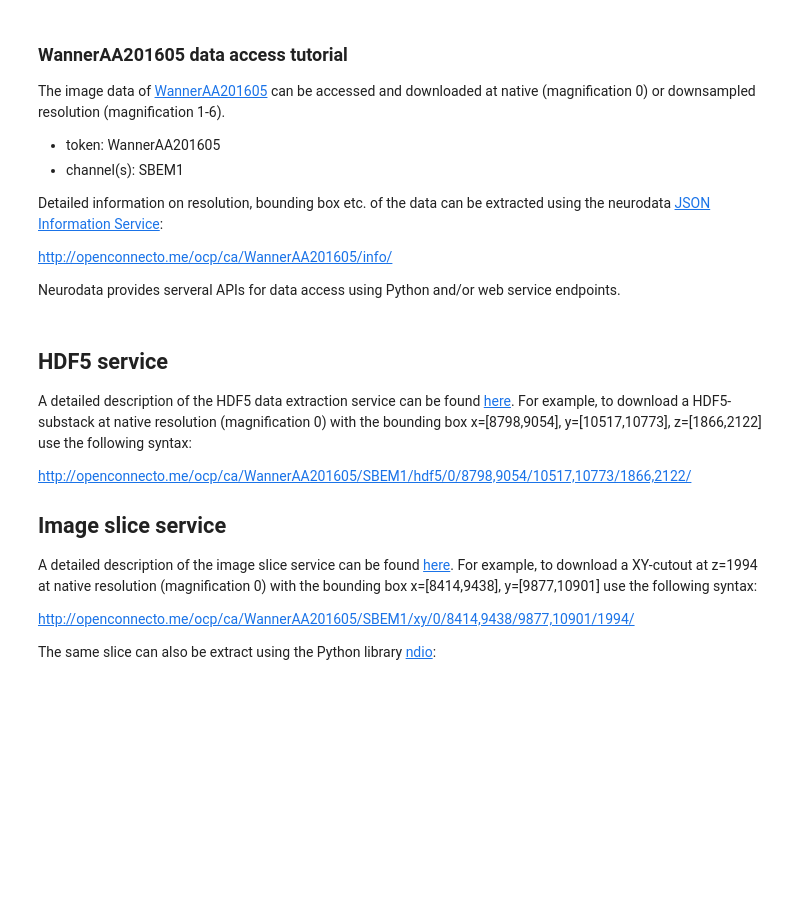
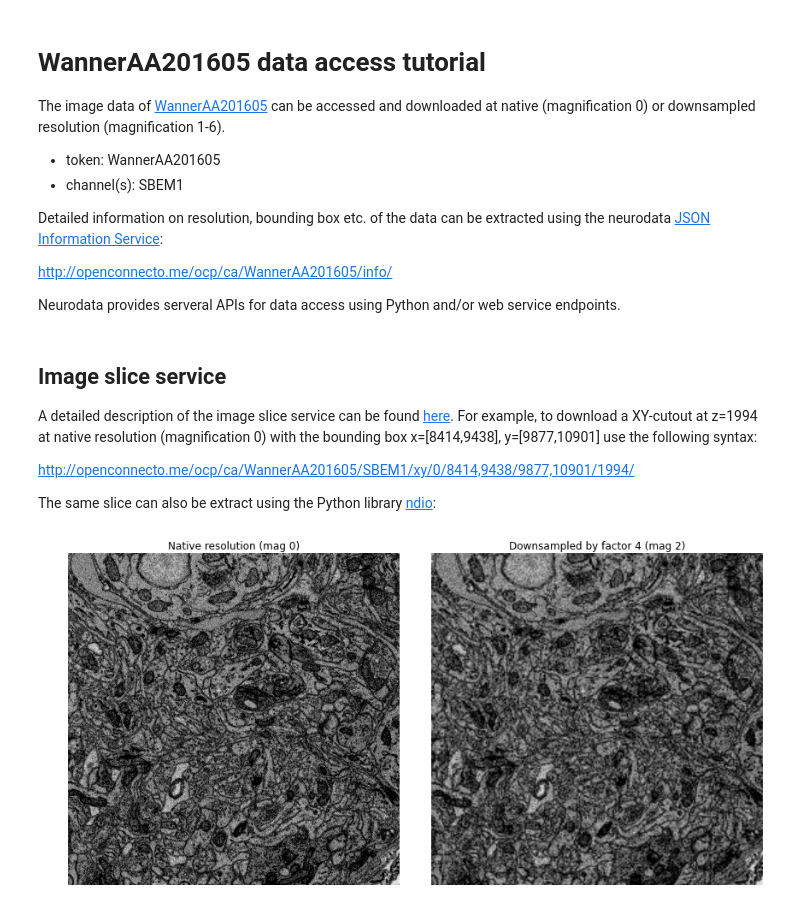
Before and after one commit to neurodata/wanner16, a Jupyter notebook: DataAccessTutorial_WannerAA201605.ipynb, the cells around one changed output. Drawn from its saved outputs; the diff is of its cells as text; code cells hidden in the pictures; blank space fills up the shorter version.

Commit message:
first draft of the tutorial

```diff
--- a/DataAccessTutorial_WannerAA201605.ipynb
+++ b/DataAccessTutorial_WannerAA201605.ipynb
@@ -1,5 +1,5 @@
 # %% [markdown]
-### WannerAA201605 data access tutorial
+# WannerAA201605 data access tutorial
 
 The image data of <a href="http://neurodata.io./wanner16">WannerAA201605</a> can be accessed and downloaded at native (magnification 0) or downsampled resolution (magnification 1-6).
 - token: WannerAA201605
@@ -12,11 +12,6 @@ http://openconnecto.me/ocp/ca/WannerAA201605/info/
 
 Neurodata provides serveral APIs for data access using Python and/or web service endpoints.
 # %% [markdown]
-## HDF5 service
-A detailed description of the HDF5 data extraction service can be found <a href="http://docs.neurodata.io/ndstore/api/data_api.html#hdf5-service">here</a>. For example, to download a HDF5-substack at native resolution (magnification 0) with the bounding box x=[8798,9054], y=[10517,10773], z=[1866,2122] use the following syntax:
-
-http://openconnecto.me/ocp/ca/WannerAA201605/SBEM1/hdf5/0/8798,9054/10517,10773/1866,2122/
-
 ## Image slice service
 A detailed description of the image slice service can be found <a href="http://docs.neurodata.io/ndstore/api/data_api.html#image-slice-service">here</a>. For example, to download a XY-cutout at z=1994 at native resolution (magnification 0) with the bounding box x=[8414,9438], y=[9877,10901] use the following syntax:
 
@@ -26,22 +21,50 @@ The same slice can also be extract using the Python library <a href="http://docs
 # %%
 # Example image slice service
 import ndio.remote.neurodata as neurodata
 import pylab as plt
 
+plt.set_cmap('gray')
+%matplotlib inline
+fig, axes = plt.subplots(1,2)
+fig.set_size_inches(12,26)
+
+# native resolution slice
 token = 'WannerAA201605'
 channel = 'SBEM1'
 magnification = 0
 
 xstart = 8414
 xstop  = 9438
 ystart = 9877
 ystop = 10901
 z_index = 1994
 
 nd = neurodata()
-
 XYcutout = nd.get_xy_slice(token,channel,xstart,xstop,ystart,ystop,z_index,magnification)
 
-plt.imshow(XYcutout)
-plt.set_cmap('gray')
-plt.show()
+axes[0].imshow(XYcutout);
+axes[0].set_title('Native resolution (mag 0)');
+axes[0].axis('off')
+
+
+# downsampled slice
+token = 'WannerAA201605'
+channel = 'SBEM1'
+magnification = 2
+
+xstart = 8414/(2**magnification)
+xstop  = 9438/(2**magnification)
+ystart = 9877/(2**magnification)
+ystop = 10901/(2**magnification)
+z_index = 1994
+
+nd = neurodata()
+XYcutout = nd.get_xy_slice(token,channel,xstart,xstop,ystart,ystop,z_index,magnification)
+
+axes[1].imshow(XYcutout)
+axes[1].set_title('Downsampled by factor {0} (mag {1})'.format(2**magnification,magnification));
+axes[1].axis('off')
+
+plt.tight_layout()
+# %% [output]
+[figure, added]
```
Also changed, not shown: parts of 2 cells of this notebook, 1 other file.
